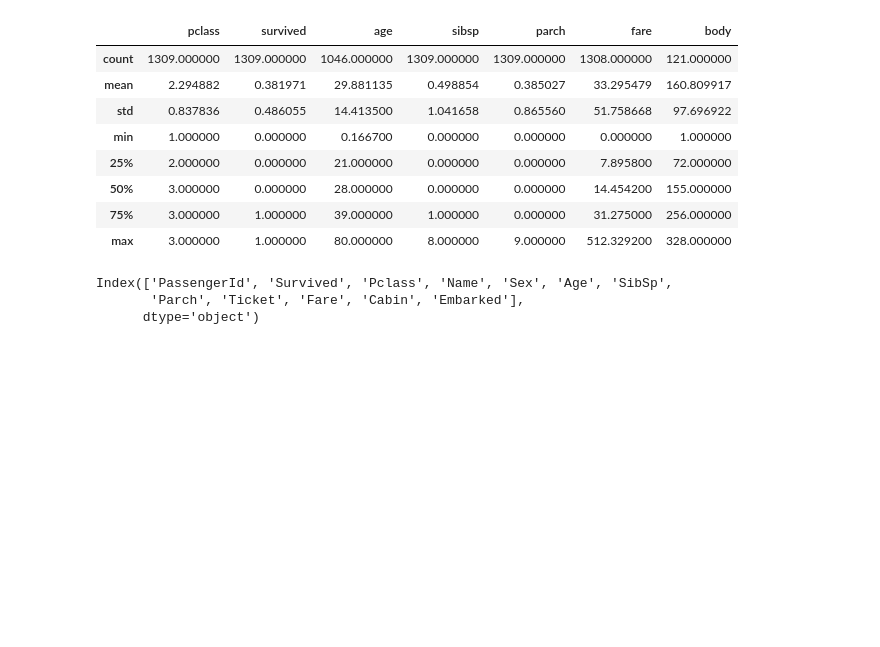
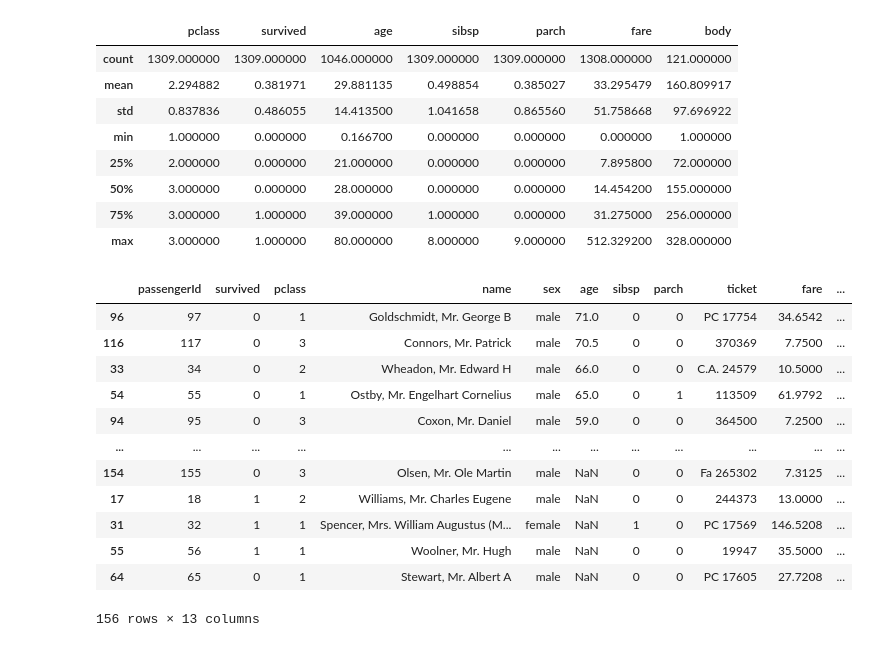
Before and after one commit to CodingCat-Jung/2024-2_BigDataProgramming_Class, a Jupyter notebook: 빅데이터프로그래밍_11주차.ipynb, the cells around one changed output. Cells and saved outputs as stored; diff of their text form; code cells hidden in the pictures; blank space fills up the shorter version.

```diff
--- a/빅데이터프로그래밍_11주차.ipynb
+++ b/빅데이터프로그래밍_11주차.ipynb
@@ -82,15 +82,50 @@ memory usage: 143.3+ KB
 | 50% | 3.000000 | 0.000000 | 28.000000 | 0.000000 | 0.000000 | 14.454200 | 155.000000 |
 | 75% | 3.000000 | 1.000000 | 39.000000 | 1.000000 | 0.000000 | 31.275000 | 256.000000 |
 | max | 3.000000 | 1.000000 | 80.000000 | 8.000000 | 9.000000 | 512.329200 | 328.000000 |
-# %%
-import pandas as pd
-
-url = 'https://raw.githubusercontent.com/sehakflower/data/main/titanic.csv'
-
-titanic_df = pd.read_csv(url, sep='\t')
-
-titanic_df.columns
-# %% [output]
-Index(['PassengerId', 'Survived', 'Pclass', 'Name', 'Sex', 'Age', 'SibSp',
-       'Parch', 'Ticket', 'Fare', 'Cabin', 'Embarked'],
-      dtype='object')
+# %%
+import pandas as pd
+
+url = 'https://raw.githubusercontent.com/sehakflower/data/main/titanic.csv'
+
+titanic_df = pd.read_csv(url, sep='\t')
+
+new_columns = ['passengerId', 'survived', 'pclass', 'name', 'sex', 'age', 'sibsp',
+       'parch', 'ticket', 'fare', 'cabin', 'embarked']
+
+titanic_df.columns = new_columns
+titanic_df.columns
+
+copy_titanic_df = titanic_df.copy()
+# 복사본 데이터프레임 만들어놓기
+copy_titanic_df.head()
+
+# copy_titanic_df['새로운 열 이름'] = []
+
+# 행 추가하기 - appand()
+# new_data = {'passid': , ... }
+# copy_titanic_df.appand(new_data)
+
+copy_titanic_df['gender'] = 1
+copy_titanic_df.head()
+
+copy_titanic_df.index
+copy_titanic_df.values
+
+copy_titanic_df.sort_index(ascending=False)
+
+copy_titanic_df.sort_values(by='age', ascending=False)
+copy_titanic_df.sort_values(by=['age', 'pclass'], ascending=False)
+# %% [output]
+|  | passengerId | survived | pclass | name | sex | age | sibsp | parch | ticket | fare | ... |
+| 96 | 97 | 0 | 1 | Goldschmidt, Mr. George B | male | 71.0 | 0 | 0 | PC 17754 | 34.6542 | ... |
+| 116 | 117 | 0 | 3 | Connors, Mr. Patrick | male | 70.5 | 0 | 0 | 370369 | 7.7500 | ... |
+| 33 | 34 | 0 | 2 | Wheadon, Mr. Edward H | male | 66.0 | 0 | 0 | C.A. 24579 | 10.5000 | ... |
+| 54 | 55 | 0 | 1 | Ostby, Mr. Engelhart Cornelius | male | 65.0 | 0 | 1 | 113509 | 61.9792 | ... |
+| 94 | 95 | 0 | 3 | Coxon, Mr. Daniel | male | 59.0 | 0 | 0 | 364500 | 7.2500 | ... |
+| ... | ... | ... | ... | ... | ... | ... | ... | ... | ... | ... | ... |
+| 154 | 155 | 0 | 3 | Olsen, Mr. Ole Martin | male | NaN | 0 | 0 | Fa 265302 | 7.3125 | ... |
+| 17 | 18 | 1 | 2 | Williams, Mr. Charles Eugene | male | NaN | 0 | 0 | 244373 | 13.0000 | ... |
+| 31 | 32 | 1 | 1 | Spencer, Mrs. William Augustus (M... | female | NaN | 1 | 0 | PC 17569 | 146.5208 | ... |
+| 55 | 56 | 1 | 1 | Woolner, Mr. Hugh | male | NaN | 0 | 0 | 19947 | 35.5000 | ... |
+| 64 | 65 | 0 | 1 | Stewart, Mr. Albert A | male | NaN | 0 | 0 | PC 17605 | 27.7208 | ... |
+156 rows × 13 columns
```
